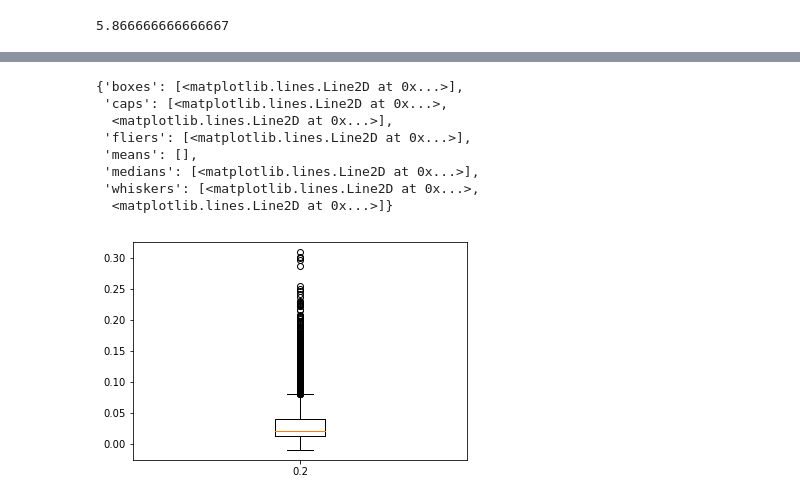
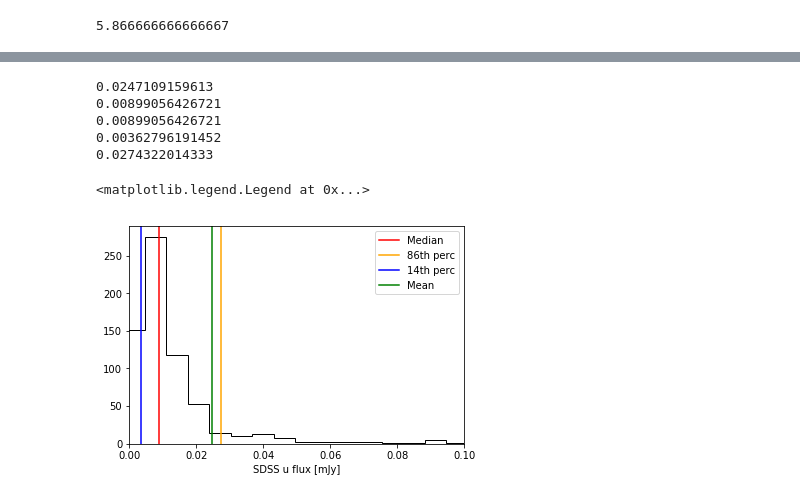
Before and after one commit to fbianchini/StacktSZ, a Jupyter notebook: H-ATLAS_qso.ipynb, the cells around one changed output, grey strips where cells are left out. Drawn from its saved outputs; the diff is of its cells as text; code cells hidden in the pictures.

```diff
--- a/H-ATLAS_qso.ipynb
+++ b/H-ATLAS_qso.ipynb
@@ -1355,12 +1184,0 @@ plt.ylim([7e-3,8])
-# %%
-plt.boxplot(anal.yfluxUKIDSS['all'], positions=[0.2])
-# %% [output]
-{'boxes': [<matplotlib.lines.Line2D at 0x...>],
- 'caps': [<matplotlib.lines.Line2D at 0x...>,
-  <matplotlib.lines.Line2D at 0x...>],
- 'fliers': [<matplotlib.lines.Line2D at 0x...>],
- 'means': [],
- 'medians': [<matplotlib.lines.Line2D at 0x...>],
- 'whiskers': [<matplotlib.lines.Line2D at 0x...>,
-  <matplotlib.lines.Line2D at 0x...>]}
-[figure, removed]
@@ -1366,0 +1187,22 @@ plt.boxplot(anal.yfluxUKIDSS['all'], positions=[0.2])
+# %%
+print np.mean(anal.uflux[0])
+print np.median(anal.uflux[0])
+print np.percentile(anal.uflux[0], 50)
+print np.percentile(anal.uflux[0], 14)
+print np.percentile(anal.uflux[0], 86)
+hist(anal.uflux[0], bins=100, histtype='step', color='k')
+plt.xlim([0.,0.1])
+plt.axvline( np.percentile(anal.uflux[0], 50),color='r', label='Median')
+plt.axvline( np.percentile(anal.uflux[0], 86),color='orange', label='86th perc')
+plt.axvline( np.percentile(anal.uflux[0], 14),color='blue', label='14th perc')
+plt.axvline( np.mean(anal.uflux[0]),color='g', label='Mean')
+plt.xlabel('SDSS u flux [mJy]')
+plt.legend()
+# %% [output]
+0.0247109159613
+0.00899056426721
+0.00899056426721
+0.00362796191452
+0.0274322014333
+<matplotlib.legend.Legend at 0x...>
+[figure, added]
```
Also changed, not shown: parts of 28 cells of this notebook, 6 other files.
